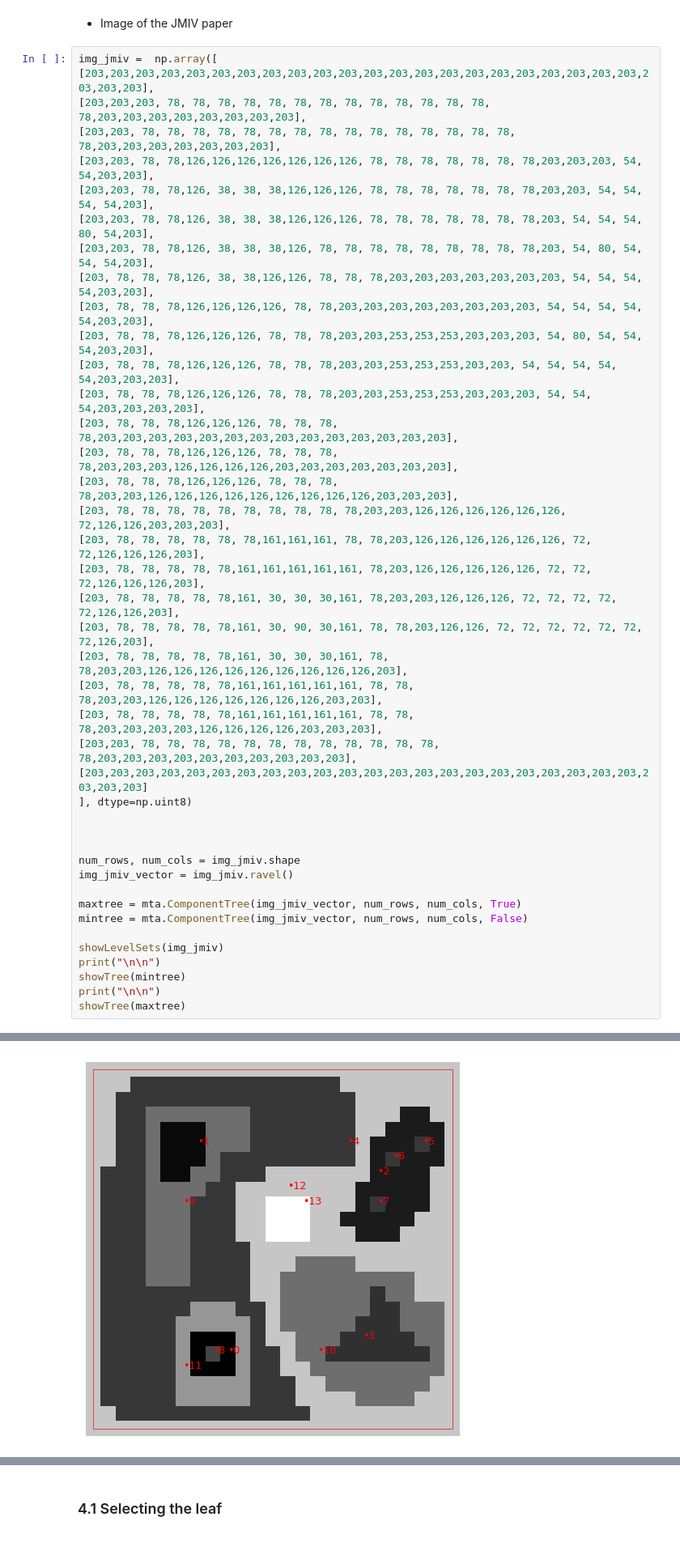
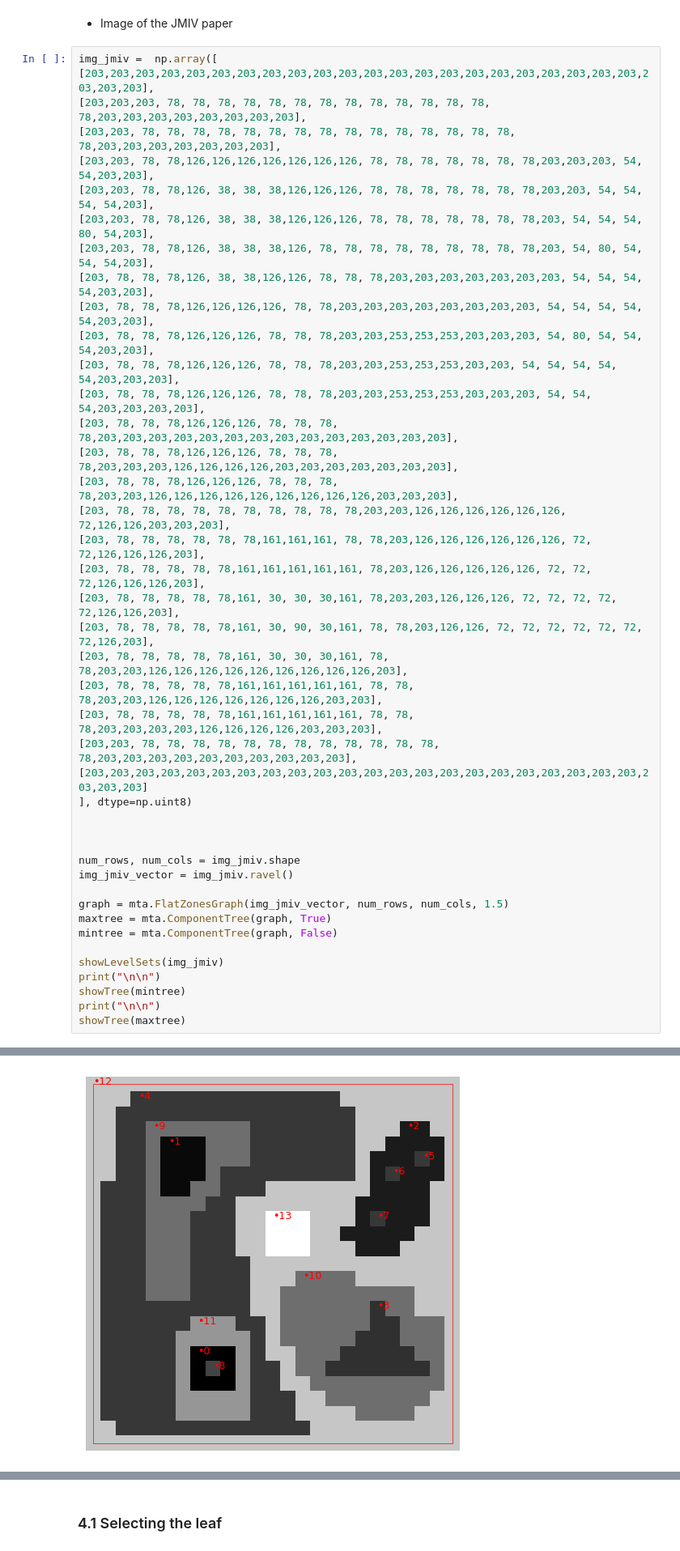
Before and after one commit to wonderalexandre/MorphoTreeAdjust, a Jupyter notebook: notebooks/morphoTreeAdjust_example_leaf.ipynb, the cells around one changed output, grey strips where cells are left out. Shown at 81% size. Saved outputs shown, nothing was run; the diff lists cells and outputs as text.

```diff
--- a/notebooks/morphoTreeAdjust_example_leaf.ipynb
+++ b/notebooks/morphoTreeAdjust_example_leaf.ipynb
@@ -240,8 +240,9 @@ img_jmiv =  np.array([
 num_rows, num_cols = img_jmiv.shape
 img_jmiv_vector = img_jmiv.ravel()
 
-maxtree = mta.ComponentTree(img_jmiv_vector, num_rows, num_cols, True)
-mintree = mta.ComponentTree(img_jmiv_vector, num_rows, num_cols, False)
+graph = mta.FlatZonesGraph(img_jmiv_vector, num_rows, num_cols, 1.5)
+maxtree = mta.ComponentTree(graph, True)
+mintree = mta.ComponentTree(graph, False)
 
 showLevelSets(img_jmiv)
 print("\n\n")
@@ -256,19 +257,19 @@ Imagem and its min-tree representation. The indexes of min-tree nodes are shown
 Each node is represented by <index>: <gray level>: <area>
 
                                  0: 253: 625
                                       |
                                  1: 203: 616
                      ┌────────────────┴────┬────────────┐
                 2: 161: 277            4: 126: 84   6: 80: 38
            ┌─────────┴─────────┐           |            |
       3: 126: 244           5: 90: 9   8: 72: 18    9: 54: 35
      ┌─────┴──────┐            |
  7: 78: 191   10: 38: 11   11: 30: 8
 
 
 
 Imagem and its max-tree representation. The indexes of max-tree nodes are shown as label in the imagem.
-[figure, old version]
+[figure, new version]
 Each node is represented by <index>: <gray level>: <area>
 
                                                          0: 30: 625
```
Also changed, not shown: parts of 7 cells of this notebook, 41 other files.
